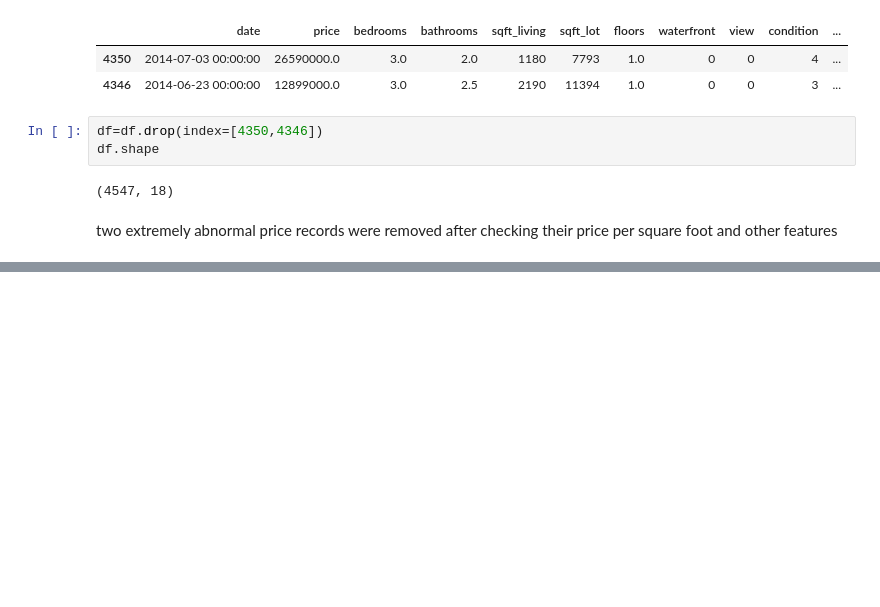
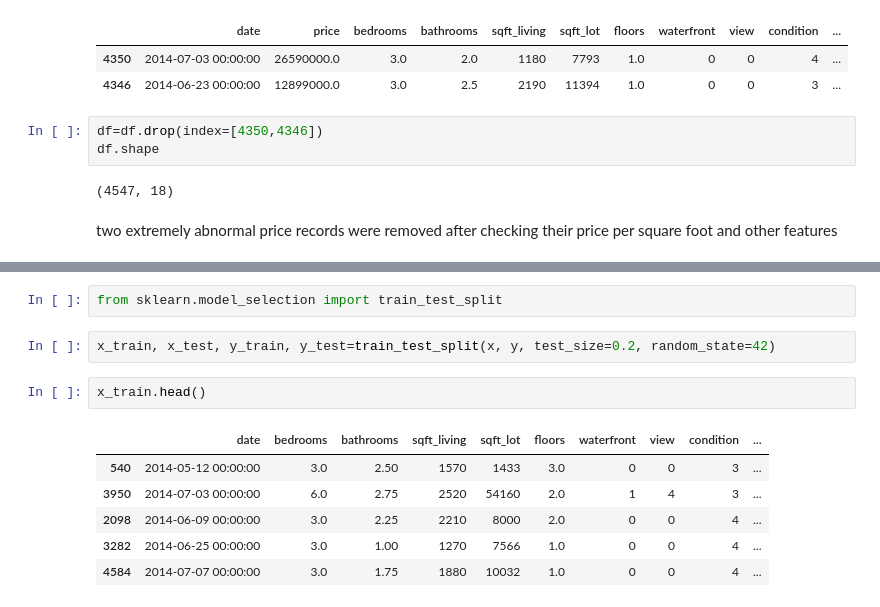
Before and after one commit to shukriaarifi/house_price_prediction, a Jupyter notebook: notebooks/house_price_prediction.ipynb, the cells around one changed output, grey strips where cells are left out. Drawn from its saved outputs; the diff is of its cells as text; blank space fills up the shorter version.

```diff
--- a/notebooks/house_price_prediction.ipynb
+++ b/notebooks/house_price_prediction.ipynb
@@ -346,0 +378,13 @@ two extremely abnormal price records were removed after checking their price per
+# %%
+from sklearn.model_selection import train_test_split
+# %%
+x_train, x_test, y_train, y_test=train_test_split(x, y, test_size=0.2, random_state=42)
+# %%
+x_train.head()
+# %% [output]
+|  | date | bedrooms | bathrooms | sqft_living | sqft_lot | floors | waterfront | view | condition | ... |
+| 540 | 2014-05-12 00:00:00 | 3.0 | 2.50 | 1570 | 1433 | 3.0 | 0 | 0 | 3 | ... |
+| 3950 | 2014-07-03 00:00:00 | 6.0 | 2.75 | 2520 | 54160 | 2.0 | 1 | 4 | 3 | ... |
+| 2098 | 2014-06-09 00:00:00 | 3.0 | 2.25 | 2210 | 8000 | 2.0 | 0 | 0 | 4 | ... |
+| 3282 | 2014-06-25 00:00:00 | 3.0 | 1.00 | 1270 | 7566 | 1.0 | 0 | 0 | 4 | ... |
+| 4584 | 2014-07-07 00:00:00 | 3.0 | 1.75 | 1880 | 10032 | 1.0 | 0 | 0 | 4 | ... |
```
Also changed, not shown: parts of 10 cells of this notebook.
